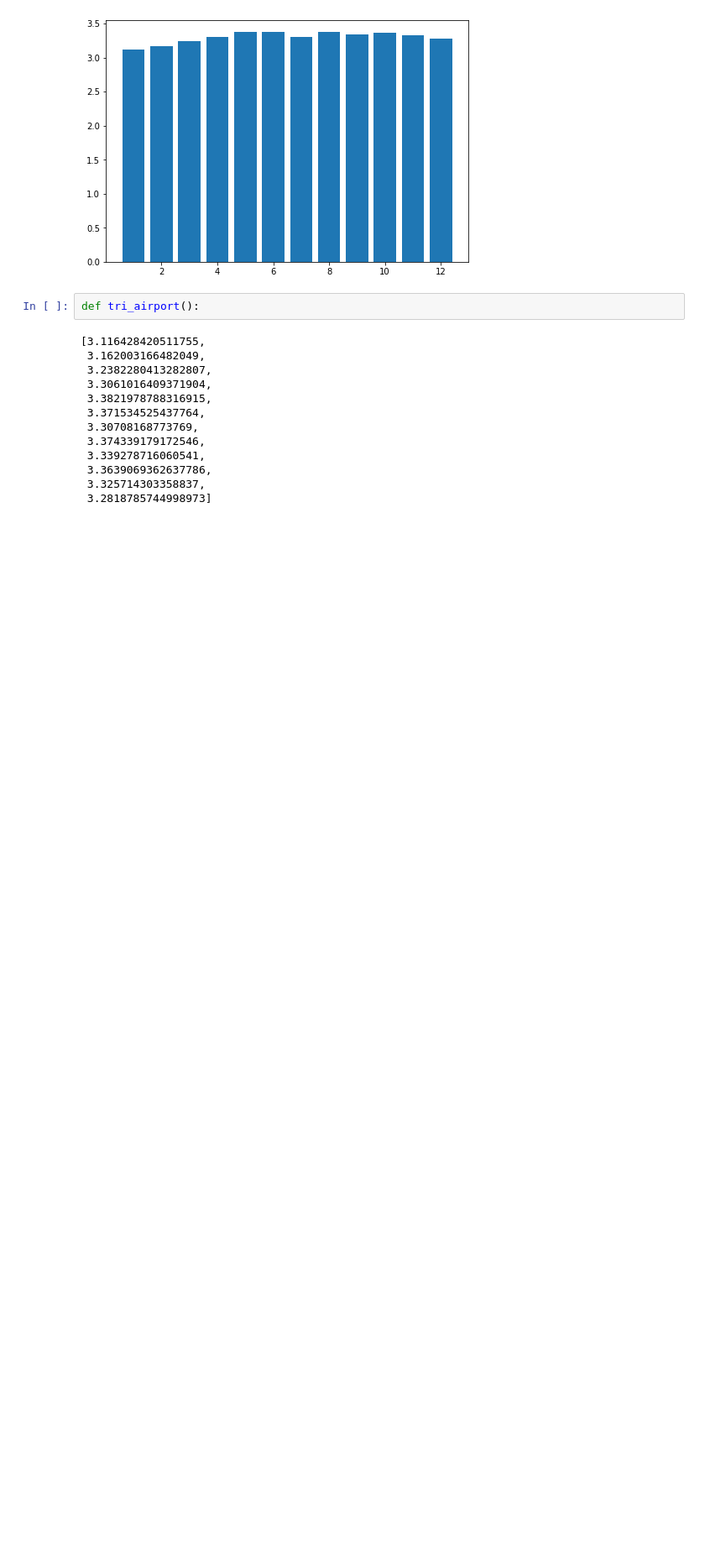
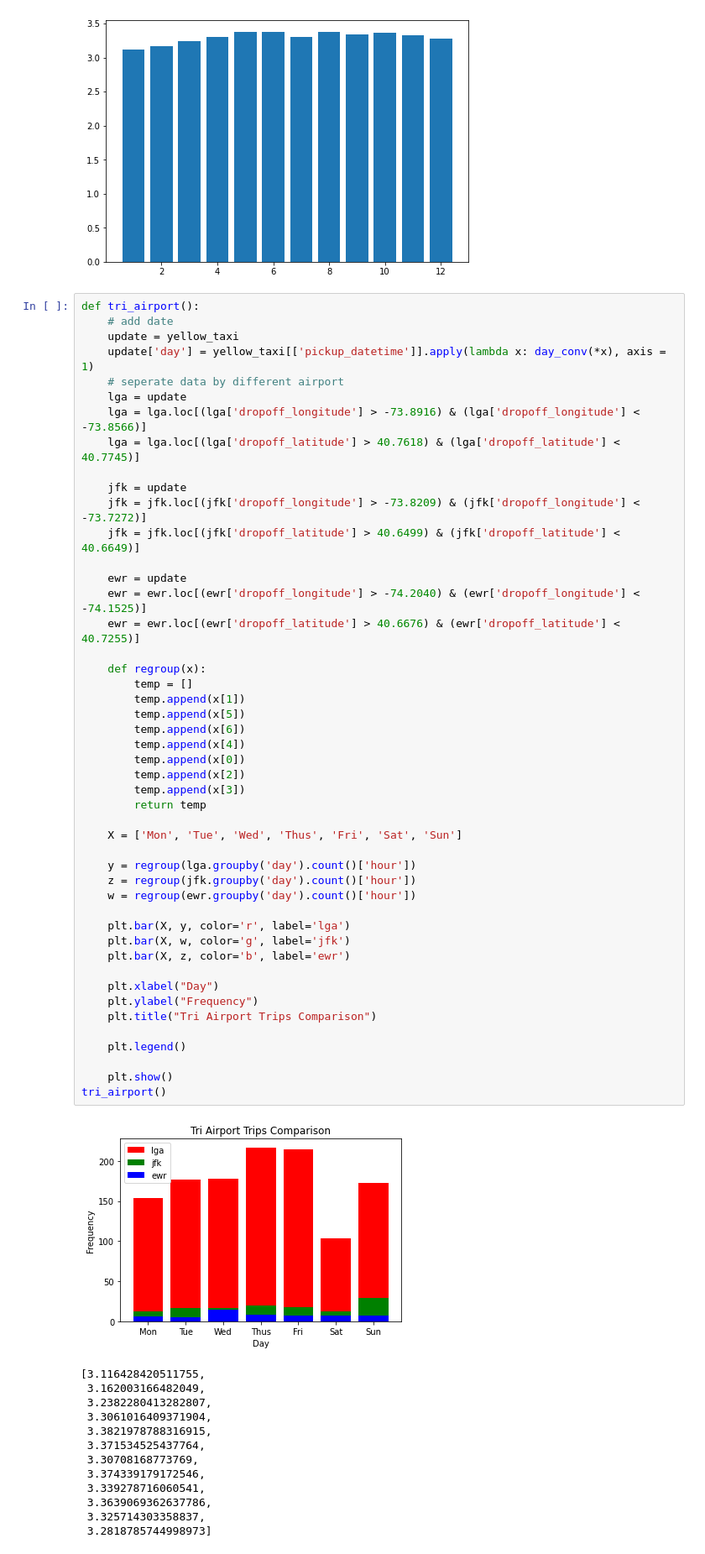
Before and after one commit to scottqin123/4501-Project, a Jupyter notebook: code.ipynb, the cells around one changed output. Shown at 84% size. Saved outputs shown, nothing was run; the diff lists cells and outputs as text; blank space fills up the shorter version.

Commit message:
airport

```diff
--- a/code.ipynb
+++ b/code.ipynb
@@ -711,6 +665,53 @@ average_dist_per_month()
 [figure]
 # %%
 def tri_airport():
+    # add date
+    update = yellow_taxi
+    update['day'] = yellow_taxi[['pickup_datetime']].apply(lambda x: day_conv(*x), axis = 1)
+    # seperate data by different airport
+    lga = update
+    lga = lga.loc[(lga['dropoff_longitude'] > -73.8916) & (lga['dropoff_longitude'] < -73.8566)]
+    lga = lga.loc[(lga['dropoff_latitude'] > 40.7618) & (lga['dropoff_latitude'] < 40.7745)]
+
+    jfk = update
+    jfk = jfk.loc[(jfk['dropoff_longitude'] > -73.8209) & (jfk['dropoff_longitude'] < -73.7272)]
+    jfk = jfk.loc[(jfk['dropoff_latitude'] > 40.6499) & (jfk['dropoff_latitude'] < 40.6649)]
+
+    ewr = update
+    ewr = ewr.loc[(ewr['dropoff_longitude'] > -74.2040) & (ewr['dropoff_longitude'] < -74.1525)]
+    ewr = ewr.loc[(ewr['dropoff_latitude'] > 40.6676) & (ewr['dropoff_latitude'] < 40.7255)]
+
+    def regroup(x):
+        temp = []
+        temp.append(x[1])
+        temp.append(x[5])
+        temp.append(x[6])
+        temp.append(x[4])
+        temp.append(x[0])
+        temp.append(x[2])
+        temp.append(x[3])
+        return temp
+
+    X = ['Mon', 'Tue', 'Wed', 'Thus', 'Fri', 'Sat', 'Sun']
+
+    y = regroup(lga.groupby('day').count()['hour'])
+    z = regroup(jfk.groupby('day').count()['hour'])
+    w = regroup(ewr.groupby('day').count()['hour'])
+
+    plt.bar(X, y, color='r', label='lga')
+    plt.bar(X, w, color='g', label='jfk')
+    plt.bar(X, z, color='b', label='ewr')
+
+    plt.xlabel("Day")
+    plt.ylabel("Frequency")
+    plt.title("Tri Airport Trips Comparison")
+
+    plt.legend()
+
+    plt.show()
+tri_airport()
+# %% [output]
+[figure, added]
 # %%
 # %% [output]
 [3.116428420511755,
```
Also changed, not shown: parts of 3 cells of this notebook.
